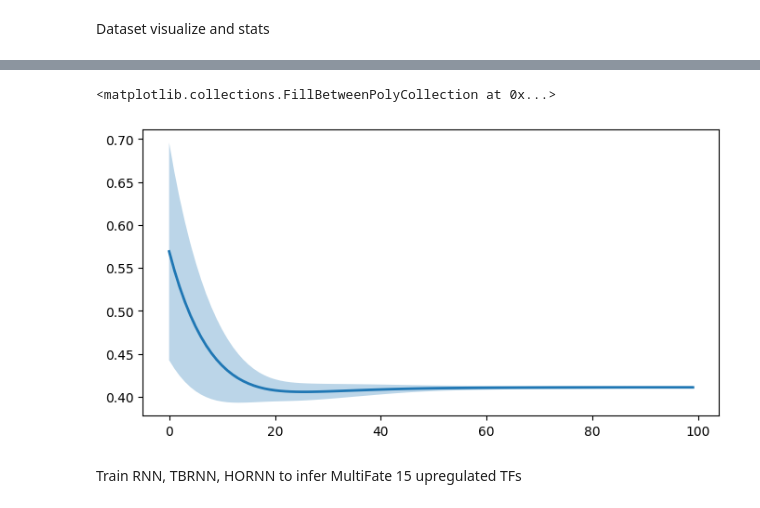
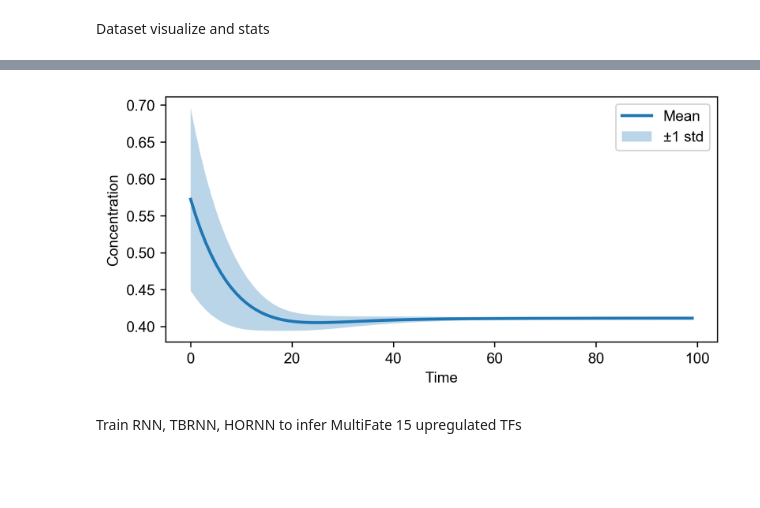
Before and after one commit to gilad-altshuler/Three_Body_RNN, a Jupyter notebook: notebooks/4_MultiFate_inference.ipynb, the cells around one changed output, grey strips where cells are left out. Saved outputs shown, nothing was run; the diff lists cells and outputs as text; code cells hidden in the pictures; blank space fills up the shorter version.

```diff
--- a/notebooks/4_MultiFate_inference.ipynb
+++ b/notebooks/4_MultiFate_inference.ipynb
@@ -89,2 +104,9 @@ input = torch.load(f"/content/drive/MyDrive/Three_Bodies_Network/MultiFate/input
+# %%
+N = 30 # n.o proteins
+T = 100
+data_size = 256
+params = (dt, Kd, n, alpha, beta, inducers) = (0.2,1,1.5,3.6,90.0,0)
+input = torch.load(DATA_DIR / "input.pth",map_location=DEVICE)
+x_half = torch.load(DATA_DIR / "target.pth",map_location=DEVICE)
 # %% [markdown]
 Dataset visualize and stats
@@ -95,12 +122,15 @@ _=plt.plot(x_half[-8].cpu().numpy())
 # %%
-plt.figure(figsize=(8, 4))
+plt.figure(figsize=(6, 3),dpi=300)
 t= np.arange(T)
 mean = x_half.mean(dim=-1).mean(dim=0).cpu().numpy()
 std = x_half.mean(dim=-1).std(dim=0).cpu().numpy()
 plt.plot(t,mean, label='Mean', linewidth=2)
 plt.fill_between(t,mean - std, mean + std, alpha=0.3, label='±1 std')
+plt.xlabel('Time')
+plt.ylabel('Concentration')
+plt.legend()
+plt.tight_layout()
 # %% [output]
-<matplotlib.collections.FillBetweenPolyCollection at 0x...>
-[figure, old version]
+[figure, new version]
 # %% [markdown]
 Train RNN, TBRNN, HORNN to infer MultiFate 15 upregulated TFs
```
Also changed, not shown: parts of 15 cells of this notebook.
